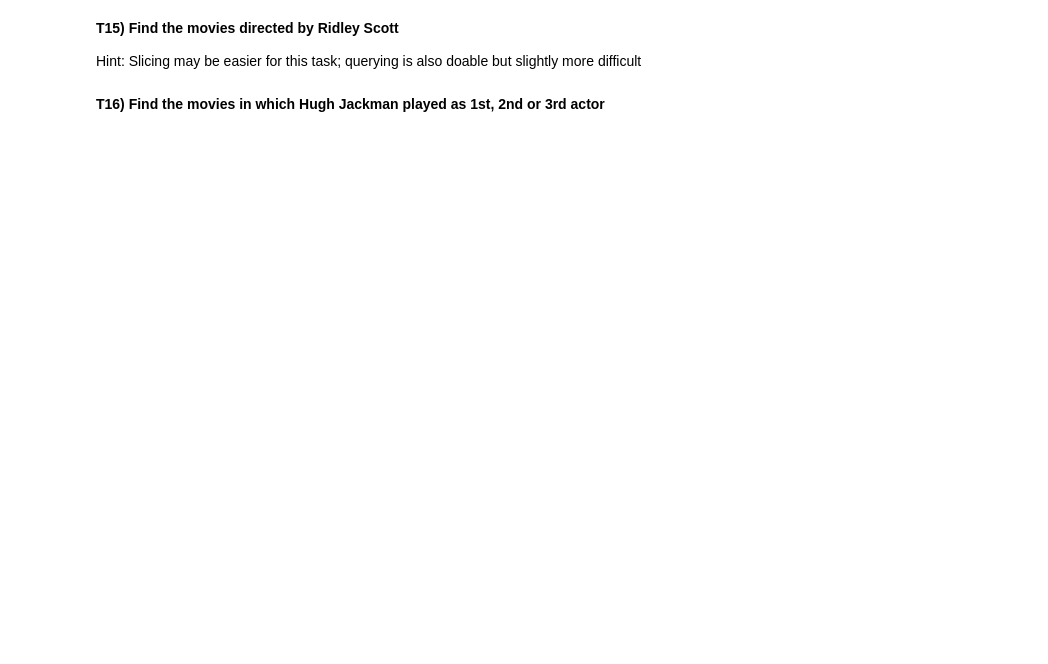
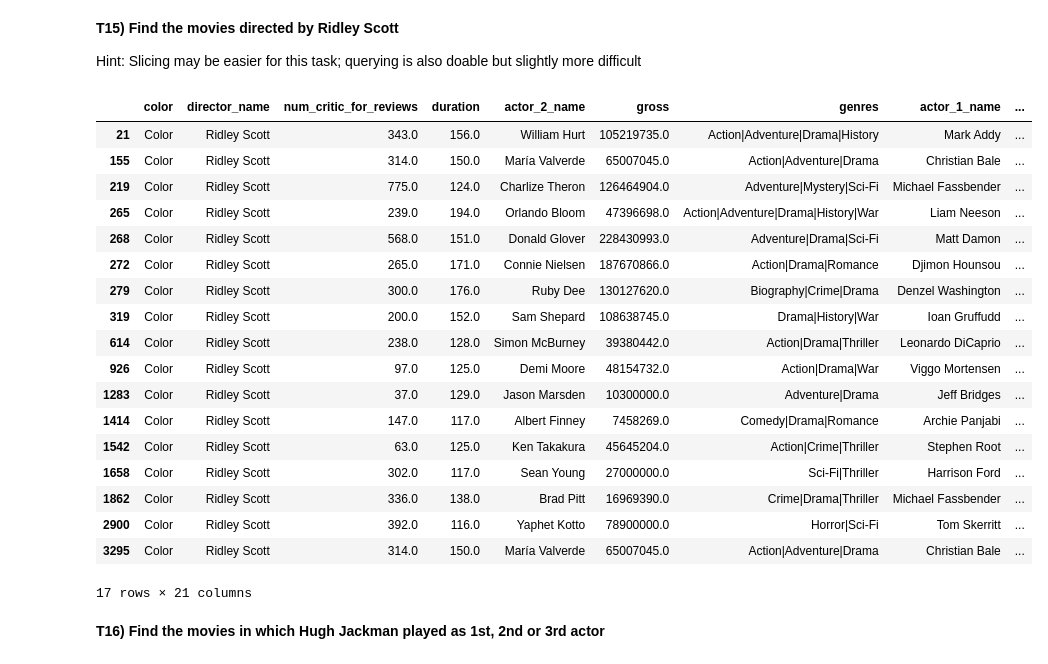
Before and after one commit to scxr/uni_work, a Jupyter notebook: dat1/week5/DAT1-Practical4-Questions.ipynb, the cells around one changed output. Cells and saved outputs as stored; diff of their text form; code cells hidden in the pictures; blank space fills up the shorter version.

```diff
--- a/dat1/week5/DAT1-Practical4-Questions.ipynb
+++ b/dat1/week5/DAT1-Practical4-Questions.ipynb
@@ -110,5 +295,26 @@ movies = pd.read_csv(datasetName)
 Hint: Slicing may be easier for this task; querying is also doable but slightly more difficult
 # %%
 # Write your answer here
+movies.loc[movies["director_name"]=="Ridley Scott"]
+# %% [output]
+|  | color | director_name | num_critic_for_reviews | duration | actor_2_name | gross | genres | actor_1_name | ... |
+| 21 | Color | Ridley Scott | 343.0 | 156.0 | William Hurt | 105219735.0 | Action|Adventure|Drama|History | Mark Addy | ... |
+| 155 | Color | Ridley Scott | 314.0 | 150.0 | María Valverde | 65007045.0 | Action|Adventure|Drama | Christian Bale | ... |
+| 219 | Color | Ridley Scott | 775.0 | 124.0 | Charlize Theron | 126464904.0 | Adventure|Mystery|Sci-Fi | Michael Fassbender | ... |
+| 265 | Color | Ridley Scott | 239.0 | 194.0 | Orlando Bloom | 47396698.0 | Action|Adventure|Drama|History|War | Liam Neeson | ... |
+| 268 | Color | Ridley Scott | 568.0 | 151.0 | Donald Glover | 228430993.0 | Adventure|Drama|Sci-Fi | Matt Damon | ... |
+| 272 | Color | Ridley Scott | 265.0 | 171.0 | Connie Nielsen | 187670866.0 | Action|Drama|Romance | Djimon Hounsou | ... |
+| 279 | Color | Ridley Scott | 300.0 | 176.0 | Ruby Dee | 130127620.0 | Biography|Crime|Drama | Denzel Washington | ... |
+| 319 | Color | Ridley Scott | 200.0 | 152.0 | Sam Shepard | 108638745.0 | Drama|History|War | Ioan Gruffudd | ... |
+| 614 | Color | Ridley Scott | 238.0 | 128.0 | Simon McBurney | 39380442.0 | Action|Drama|Thriller | Leonardo DiCaprio | ... |
+| 926 | Color | Ridley Scott | 97.0 | 125.0 | Demi Moore | 48154732.0 | Action|Drama|War | Viggo Mortensen | ... |
+| 1283 | Color | Ridley Scott | 37.0 | 129.0 | Jason Marsden | 10300000.0 | Adventure|Drama | Jeff Bridges | ... |
+| 1414 | Color | Ridley Scott | 147.0 | 117.0 | Albert Finney | 7458269.0 | Comedy|Drama|Romance | Archie Panjabi | ... |
+| 1542 | Color | Ridley Scott | 63.0 | 125.0 | Ken Takakura | 45645204.0 | Action|Crime|Thriller | Stephen Root | ... |
+| 1658 | Color | Ridley Scott | 302.0 | 117.0 | Sean Young | 27000000.0 | Sci-Fi|Thriller | Harrison Ford | ... |
+| 1862 | Color | Ridley Scott | 336.0 | 138.0 | Brad Pitt | 16969390.0 | Crime|Drama|Thriller | Michael Fassbender | ... |
+| 2900 | Color | Ridley Scott | 392.0 | 116.0 | Yaphet Kotto | 78900000.0 | Horror|Sci-Fi | Tom Skerritt | ... |
+| 3295 | Color | Ridley Scott | 314.0 | 150.0 | María Valverde | 65007045.0 | Action|Adventure|Drama | Christian Bale | ... |
+17 rows × 21 columns
 # %% [markdown]
 **T16)  Find the movies in which Hugh Jackman played as 1st, 2nd or 3rd actor**
```
Also changed, not shown: parts of 24 cells of this notebook, 14 other files.
